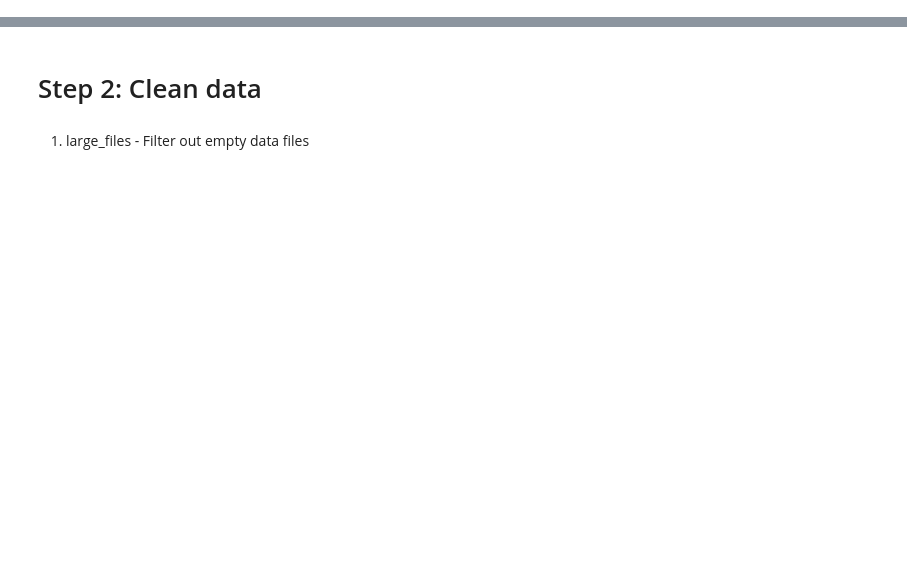
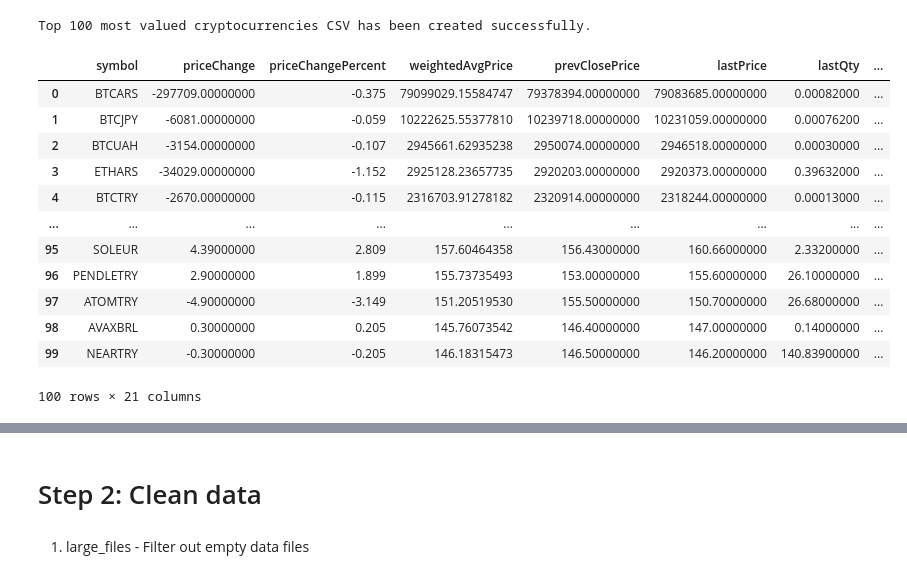
Before and after one commit to sd2879/quant_track_crypto, a Jupyter notebook: quant_track_crypto.ipynb, the cells around one changed output, grey strips where cells are left out. Drawn from its saved outputs; the diff is of its cells as text; code cells hidden in the pictures; blank space fills up the shorter version.

```diff
--- a/quant_track_crypto.ipynb
+++ b/quant_track_crypto.ipynb
@@ -334,0 +91,47 @@ Data saved to bitcoin_ohlcv_data.csv
+# %%
+import requests
+import pandas as pd
+
+def get_most_valued_crypto():
+    url = "https://api.binance.com/api/v3/ticker/24hr"
+    response = requests.get(url)
+
+    if response.status_code == 200:
+        data = response.json()
+
+        # Sort by last price to get most valued cryptocurrencies
+        most_valued_crypto = sorted(data, key=lambda x: float(x['lastPrice']), reverse=True)
+
+        # Get top 100 most valued cryptocurrencies
+        top_valued = most_valued_crypto[:100]
+
+        # Create DataFrame and save to CSV in data_save_path
+        valued_df = pd.DataFrame(top_valued)
+        valued_csv_path = os.path.join(data_save_path, 'top_100_valued_crypto.csv')
+        valued_df.to_csv(valued_csv_path, index=False, columns=['symbol', 'lastPrice', 'priceChangePercent'])
+
+        print("Top 100 most valued cryptocurrencies CSV has been created successfully.")
+
+        return valued_df
+    else:
+        print("Error fetching data:", response.status_code)
+
+        return valued_df
+
+# Call the function to save top valued cryptocurrencies
+get_most_valued_crypto()
+# %% [output]
+Top 100 most valued cryptocurrencies CSV has been created successfully.
+|  | symbol | priceChange | priceChangePercent | weightedAvgPrice | prevClosePrice | lastPrice | lastQty | ... |
+| 0 | BTCARS | -297709.00000000 | -0.375 | 79099029.15584747 | 79378394.00000000 | 79083685.00000000 | 0.00082000 | ... |
+| 1 | BTCJPY | -6081.00000000 | -0.059 | 10222625.55377810 | 10239718.00000000 | 10231059.00000000 | 0.00076200 | ... |
+| 2 | BTCUAH | -3154.00000000 | -0.107 | 2945661.62935238 | 2950074.00000000 | 2946518.00000000 | 0.00030000 | ... |
+| 3 | ETHARS | -34029.00000000 | -1.152 | 2925128.23657735 | 2920203.00000000 | 2920373.00000000 | 0.39632000 | ... |
+| 4 | BTCTRY | -2670.00000000 | -0.115 | 2316703.91278182 | 2320914.00000000 | 2318244.00000000 | 0.00013000 | ... |
+| ... | ... | ... | ... | ... | ... | ... | ... | ... |
+| 95 | SOLEUR | 4.39000000 | 2.809 | 157.60464358 | 156.43000000 | 160.66000000 | 2.33200000 | ... |
+| 96 | PENDLETRY | 2.90000000 | 1.899 | 155.73735493 | 153.00000000 | 155.60000000 | 26.10000000 | ... |
+| 97 | ATOMTRY | -4.90000000 | -3.149 | 151.20519530 | 155.50000000 | 150.70000000 | 26.68000000 | ... |
+| 98 | AVAXBRL | 0.30000000 | 0.205 | 145.76073542 | 146.40000000 | 147.00000000 | 0.14000000 | ... |
+| 99 | NEARTRY | -0.30000000 | -0.205 | 146.18315473 | 146.50000000 | 146.20000000 | 140.83900000 | ... |
+100 rows × 21 columns
```
Also changed, not shown: parts of 20 cells of this notebook, 2 other files.
